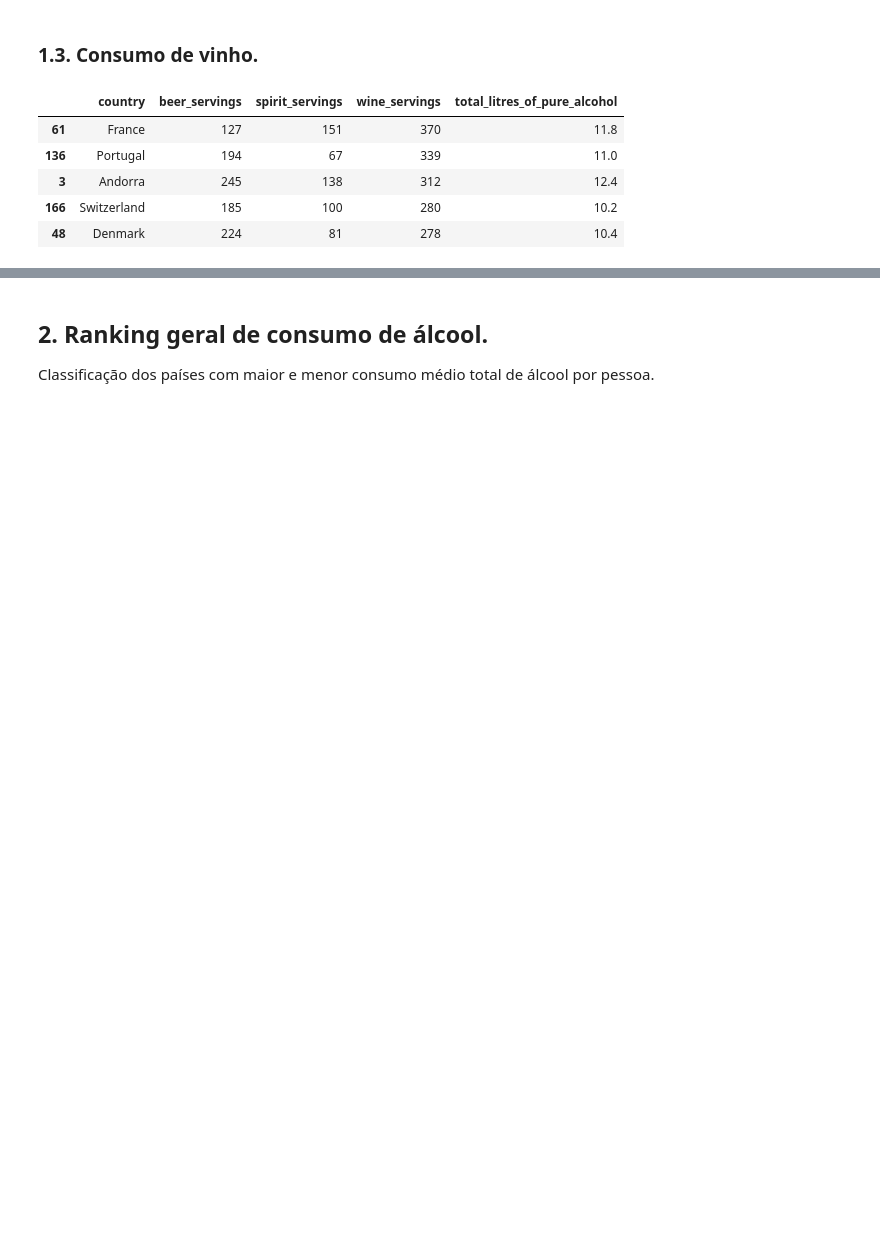
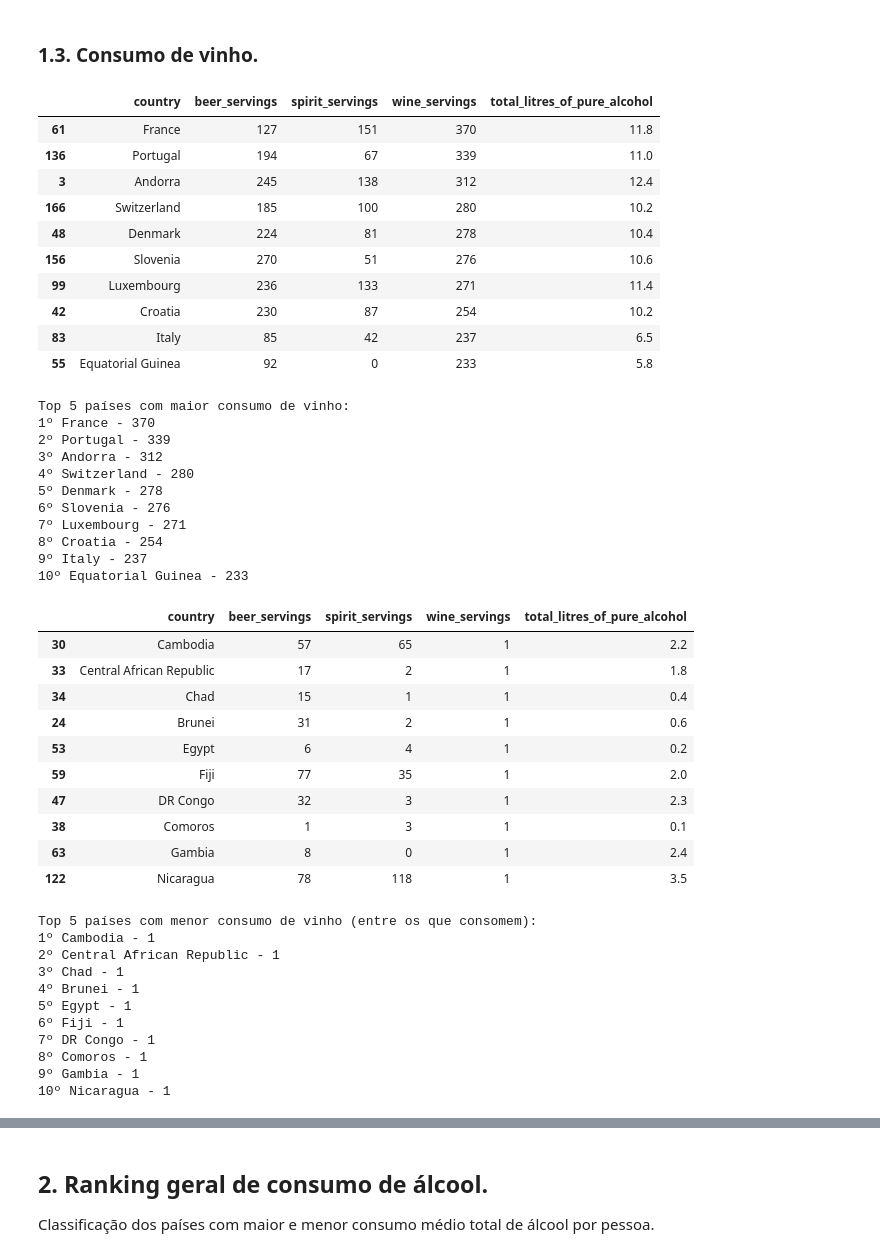
Before and after one commit to leonardopottmayer/data-science-alcohol-consumption-by-country, a Jupyter notebook: src/script.ipynb, the cells around one changed output, grey strips where cells are left out. Saved outputs shown, nothing was run; the diff lists cells and outputs as text; code cells hidden in the pictures; blank space fills up the shorter version.

```diff
--- a/src/script.ipynb
+++ b/src/script.ipynb
@@ -156,14 +254,71 @@ display(df_bottom_5_spirit_servings)
 # %% [markdown]
 ### 1.3. Consumo de vinho.
 # %%
-df_sorted_by_wine_servings_desc = df.query('wine_servings > 0').sort_values(by='wine_servings', ascending=False)
+# Número de registros a serem considerados no ranking.
+wine_servings_head_amount = 10
+
+# Filtro de registros que possuem consumo de vinho maior que 0.
+df_wine_servings_grather_than_zero = df.query('wine_servings > 0')
+
+# Registros ordenados de forma decrescente, para obter os maiores valores.
+df_sorted_by_wine_servings_desc = df_wine_servings_grather_than_zero.sort_values(by='wine_servings', ascending=False).head(wine_servings_head_amount)
+
+display(df_sorted_by_wine_servings_desc)
+
+print("\nTop 5 países com maior consumo de vinho:")
+for i, row in enumerate(df_sorted_by_wine_servings_desc.itertuples(index=False), start=1):
+    print(f"{i}º {row.country} - {row.wine_servings}")
+
+# Registros ordenados de forma crescente, para obter os menores valores.
+df_sorted_by_wine_servings_asc = df_wine_servings_grather_than_zero.sort_values(by='wine_servings', ascending=True).head(wine_servings_head_amount)
+
+display(df_sorted_by_wine_servings_asc)
+
+print("\nTop 5 países com menor consumo de vinho (entre os que consomem):")
+for i, row in enumerate(df_sorted_by_wine_servings_asc.itertuples(index=False), start=1):
+    print(f"{i}º {row.country} - {row.wine_servings}")
+# %% [output]
+|  | country | beer_servings | spirit_servings | wine_servings | total_litres_of_pure_alcohol |
+| 61 | France | 127 | 151 | 370 | 11.8 |
+| 136 | Portugal | 194 | 67 | 339 | 11.0 |
+| 3 | Andorra | 245 | 138 | 312 | 12.4 |
+| 166 | Switzerland | 185 | 100 | 280 | 10.2 |
+| 48 | Denmark | 224 | 81 | 278 | 10.4 |
+| 156 | Slovenia | 270 | 51 | 276 | 10.6 |
+| 99 | Luxembourg | 236 | 133 | 271 | 11.4 |
+| 42 | Croatia | 230 | 87 | 254 | 10.2 |
+| 83 | Italy | 85 | 42 | 237 | 6.5 |
+| 55 | Equatorial Guinea | 92 | 0 | 233 | 5.8 |
+Top 5 países com maior consumo de vinho:
+1º France - 370
+2º Portugal - 339
+3º Andorra - 312
+4º Switzerland - 280
+5º Denmark - 278
+6º Slovenia - 276
+7º Luxembourg - 271
+8º Croatia - 254
+9º Italy - 237
+10º Equatorial Guinea - 233
+|  | country | beer_servings | spirit_servings | wine_servings | total_litres_of_pure_alcohol |
+| 30 | Cambodia | 57 | 65 | 1 | 2.2 |
+| 33 | Central African Republic | 17 | 2 | 1 | 1.8 |
+| 34 | Chad | 15 | 1 | 1 | 0.4 |
+| 24 | Brunei | 31 | 2 | 1 | 0.6 |
+| 53 | Egypt | 6 | 4 | 1 | 0.2 |
+| 59 | Fiji | 77 | 35 | 1 | 2.0 |
+| 47 | DR Congo | 32 | 3 | 1 | 2.3 |
+| 38 | Comoros | 1 | 3 | 1 | 0.1 |
+| 63 | Gambia | 8 | 0 | 1 | 2.4 |
+| 122 | Nicaragua | 78 | 118 | 1 | 3.5 |
+Top 5 países com menor consumo de vinho (entre os que consomem):
+1º Cambodia - 1
+2º Central African Republic - 1
+3º Chad - 1
+4º Brunei - 1
+5º Egypt - 1
+6º Fiji - 1
+7º DR Congo - 1
+8º Comoros - 1
+9º Gambia - 1
+10º Nicaragua - 1
-# %%
-df_top_5_wine_servings = df_sorted_by_wine_servings_desc.head(5)
-display(df_top_5_wine_servings)
-# %% [output]
-|  | country | beer_servings | spirit_servings | wine_servings | total_litres_of_pure_alcohol |
-| 61 | France | 127 | 151 | 370 | 11.8 |
-| 136 | Portugal | 194 | 67 | 339 | 11.0 |
-| 3 | Andorra | 245 | 138 | 312 | 12.4 |
-| 166 | Switzerland | 185 | 100 | 280 | 10.2 |
-| 48 | Denmark | 224 | 81 | 278 | 10.4 |
```
Also changed, not shown: parts of 17 cells of this notebook.
